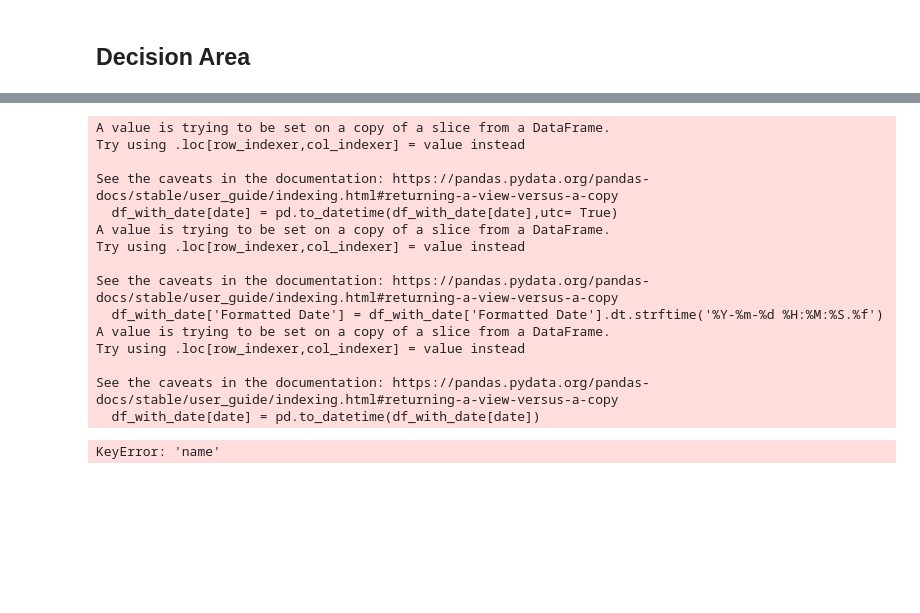
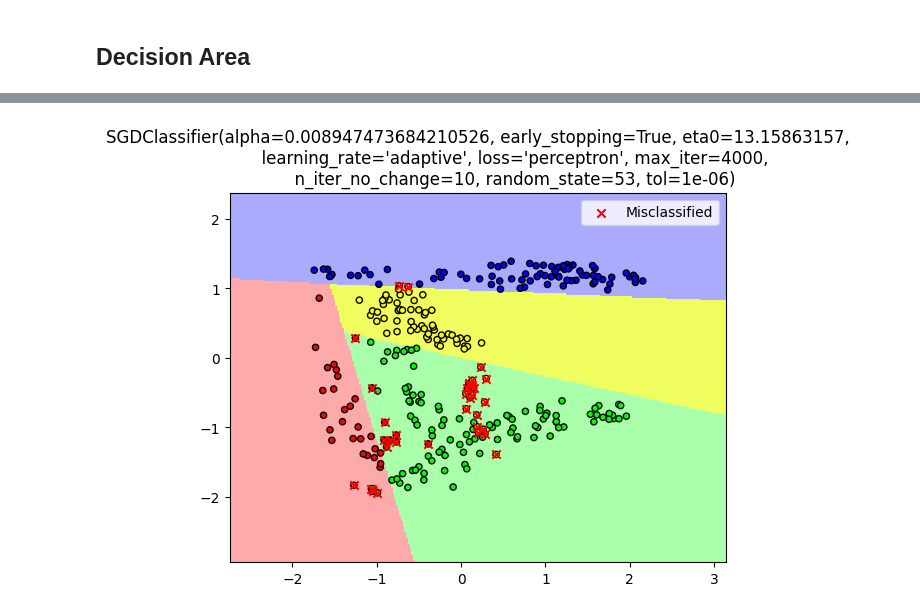
Before and after one commit to mamdaliof/MachineLearning2024W, a Jupyter notebook: Projects/mini project 1/src/Q1.2.ipynb, the cells around one changed output, grey strips where cells are left out. Drawn from its saved outputs; the diff is of its cells as text; code cells hidden in the pictures; blank space fills up the shorter version.

```diff
--- a/Projects/mini project 1/src/Q1.2.ipynb
+++ b/Projects/mini project 1/src/Q1.2.ipynb
@@ -536,36 +847,0 @@ def plot_decision_boundary(X, y, classifier, title):
-# %%
-import numpy as np
-import matplotlib.pyplot as plt
-from matplotlib.colors import ListedColormap
-
-
-# Plot decision boundary with misclassified points
-def plot_misclassified_points(X, y, classifier, misclassified_points, title):
-    h = .02  # step size in the mesh
-    cmap_light = ListedColormap(['#FFAAAA', '#AAFFAA', '#AAAAFF'])
-    cmap_bold = ListedColormap(['#FF0000', '#00FF00', '#0000FF'])
-
-    x_min, x_max = X[:, 0].min() - 1, X[:, 0].max() + 1
-    y_min, y_max = X[:, 1].min() - 1, X[:, 1].max() + 1
-    xx, yy = np.meshgrid(np.arange(x_min, x_max, h),
-                         np.arange(y_min, y_max, h))
-
-    Z = classifier.predict(np.c_[xx.ravel(), yy.ravel()])
-    Z = Z.reshape(xx.shape)
-    plt.figure()
-    plt.pcolormesh(xx, yy, Z, cmap=cmap_light)
-
-    # Plot the training points
-    plt.scatter(X[:, 0], X[:, 1], c=y, cmap=cmap_bold, edgecolor='k', s=20)
-
-    # Plot misclassified points
-    plt.scatter(misclassified_points[:, 0], misclassified_points[:, 1], marker='x', color='red', label='Misclassified')
-
-    plt.xlim(xx.min(), xx.max())
-    plt.ylim(yy.min(), yy.max())
-    plt.title(title)
-    plt.legend()
-    plt.show()
-
-# Plot decision boundary with misclassified points
-plot_misclassified_points(X_test, Y_test, SGD6_Q1["log_loss"], X_test[SGD6_Q1["log_loss"].predict(X_test) != Y_test], "Decision Boundary with Misclassified Points")
@@ -672,28 +848,4 @@ df_with_date[date].iloc[0]
-# %%
-df_with_date = main_df[[date,temp,app_temp,humidity]]
-df_with_date[date] = pd.to_datetime(df_with_date[date],utc= True)
-
-df_with_date['Formatted Date'] = df_with_date['Formatted Date'].dt.strftime('%Y-%m-%d %H:%M:%S.%f')
-df_with_date[date] = pd.to_datetime(df_with_date[date])
-df_with_date.set_index(date, inplace=True,)
-pd.DatetimeIndex(df_with_date.index).to_period('M')
-# %% [output]
-A value is trying to be set on a copy of a slice from a DataFrame.
-Try using .loc[row_indexer,col_indexer] = value instead
-
-See the caveats in the documentation: https://pandas.pydata.org/pandas-docs/stable/user_guide/indexing.html#returning-a-view-versus-a-copy
-  df_with_date[date] = pd.to_datetime(df_with_date[date],utc= True)
-A value is trying to be set on a copy of a slice from a DataFrame.
-Try using .loc[row_indexer,col_indexer] = value instead
-
-See the caveats in the documentation: https://pandas.pydata.org/pandas-docs/stable/user_guide/indexing.html#returning-a-view-versus-a-copy
-  df_with_date['Formatted Date'] = df_with_date['Formatted Date'].dt.strftime('%Y-%m-%d %H:%M:%S.%f')
-A value is trying to be set on a copy of a slice from a DataFrame.
-Try using .loc[row_indexer,col_indexer] = value instead
-
-See the caveats in the documentation: https://pandas.pydata.org/pandas-docs/stable/user_guide/indexing.html#returning-a-view-versus-a-copy
-  df_with_date[date] = pd.to_datetime(df_with_date[date])
-# %%
-df_with_date.iloc[0]["name"]
-# %% [output]
-KeyError: 'name'
+# %%
+plot_misclassified_points(X_test, Y_test, SGD6_Q1["perceptron"], X_test[SGD6_Q1["perceptron"].predict(X_test) != Y_test], str(SGD6_Q1["perceptron"]))
+# %% [output]
+[figure, added]
```
Also changed, not shown: parts of 40 cells of this notebook, 1 other file.
